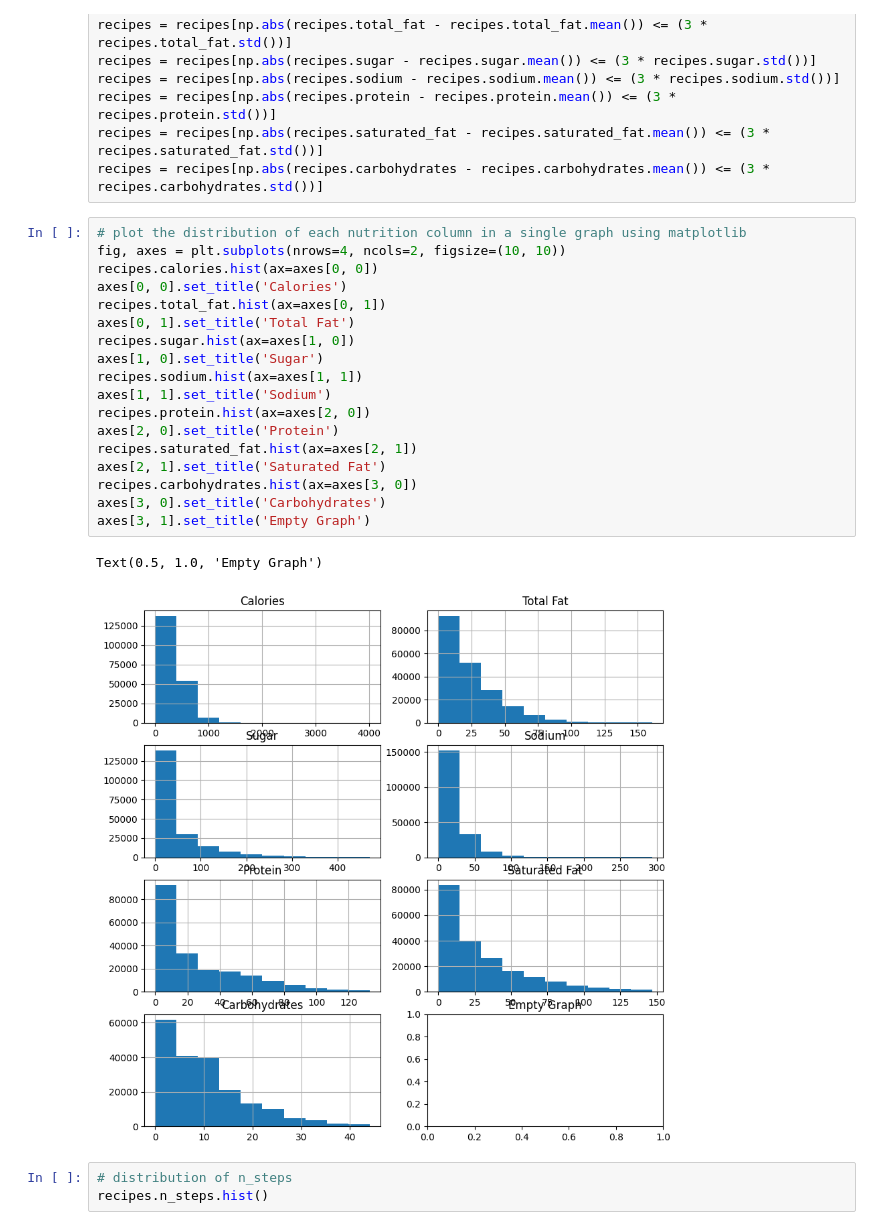
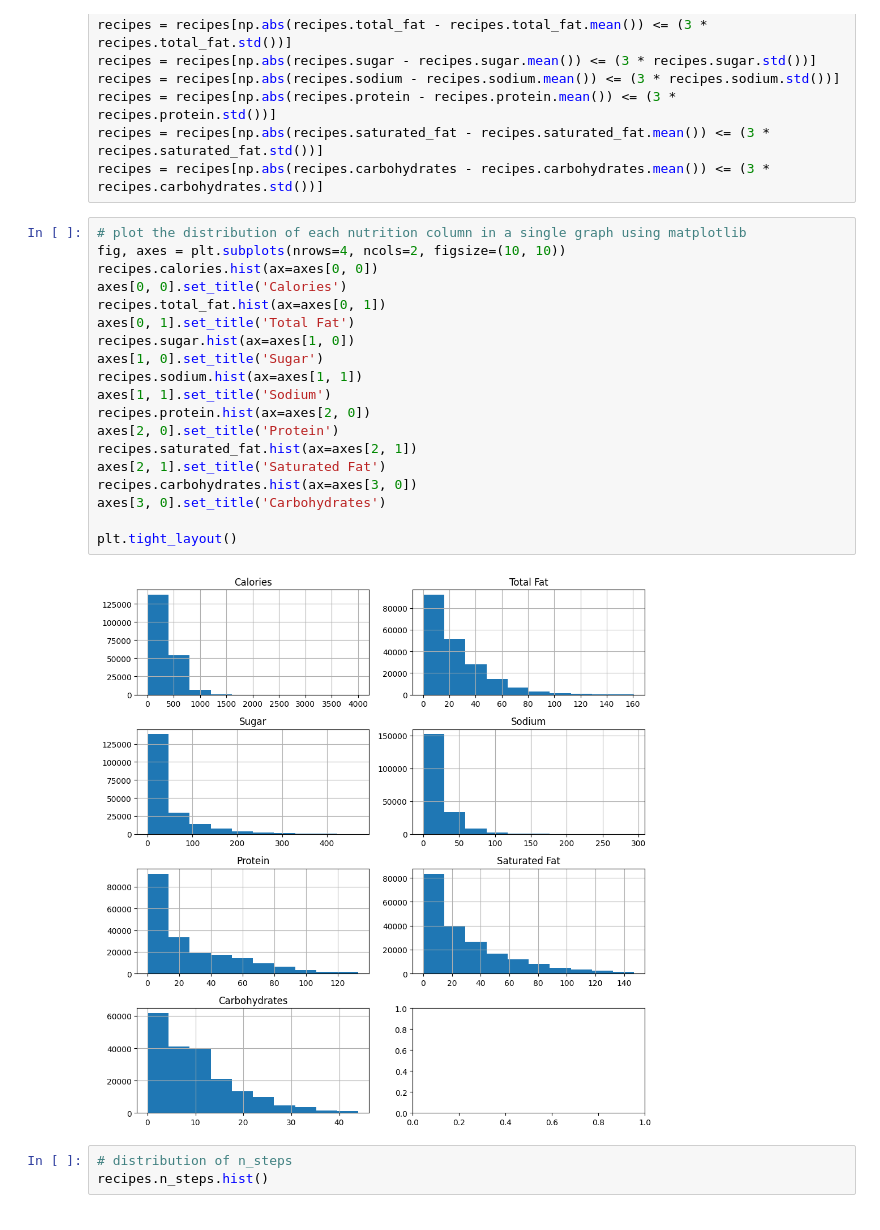
Before and after one commit to iamvinitk/food-finder, a Jupyter notebook: src/EDA.ipynb, the cells around one changed output. Saved outputs shown, nothing was run; the diff lists cells and outputs as text.

```diff
--- a/src/EDA.ipynb
+++ b/src/EDA.ipynb
@@ -290,24 +284,24 @@ recipes = recipes[np.abs(recipes.carbohydrates - recipes.carbohydrates.mean()) <
 # %%
 # plot the distribution of each nutrition column in a single graph using matplotlib
 fig, axes = plt.subplots(nrows=4, ncols=2, figsize=(10, 10))
 recipes.calories.hist(ax=axes[0, 0])
 axes[0, 0].set_title('Calories')
 recipes.total_fat.hist(ax=axes[0, 1])
 axes[0, 1].set_title('Total Fat')
 recipes.sugar.hist(ax=axes[1, 0])
 axes[1, 0].set_title('Sugar')
 recipes.sodium.hist(ax=axes[1, 1])
 axes[1, 1].set_title('Sodium')
 recipes.protein.hist(ax=axes[2, 0])
 axes[2, 0].set_title('Protein')
 recipes.saturated_fat.hist(ax=axes[2, 1])
 axes[2, 1].set_title('Saturated Fat')
 recipes.carbohydrates.hist(ax=axes[3, 0])
 axes[3, 0].set_title('Carbohydrates')
-axes[3, 1].set_title('Empty Graph')
+
+plt.tight_layout()
 # %% [output]
-Text(0.5, 1.0, 'Empty Graph')
-[figure, old version]
+[figure, new version]
 # %%
 # distribution of n_steps
 recipes.n_steps.hist()
```
Also changed, not shown: parts of 24 cells of this notebook, 2 other files.
